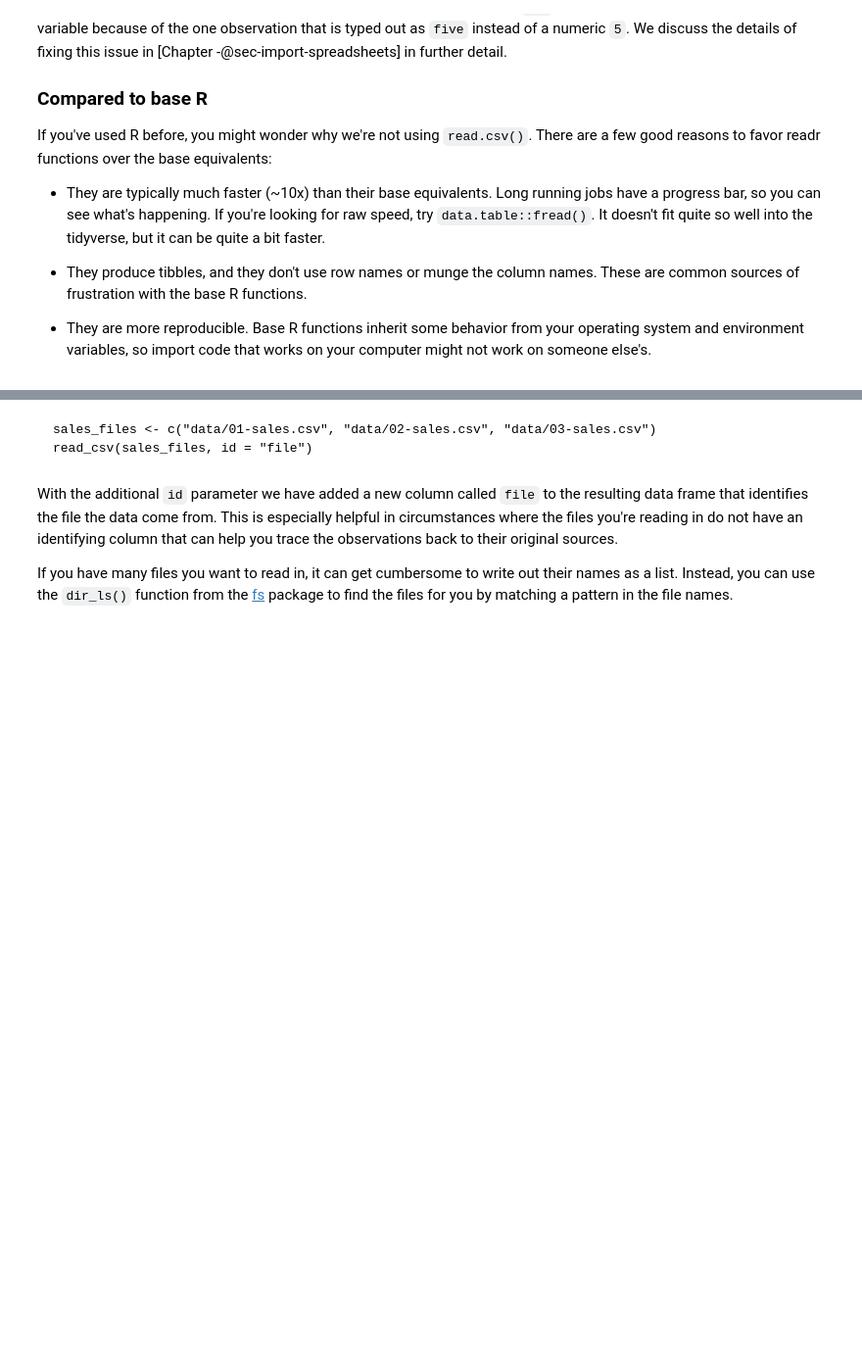
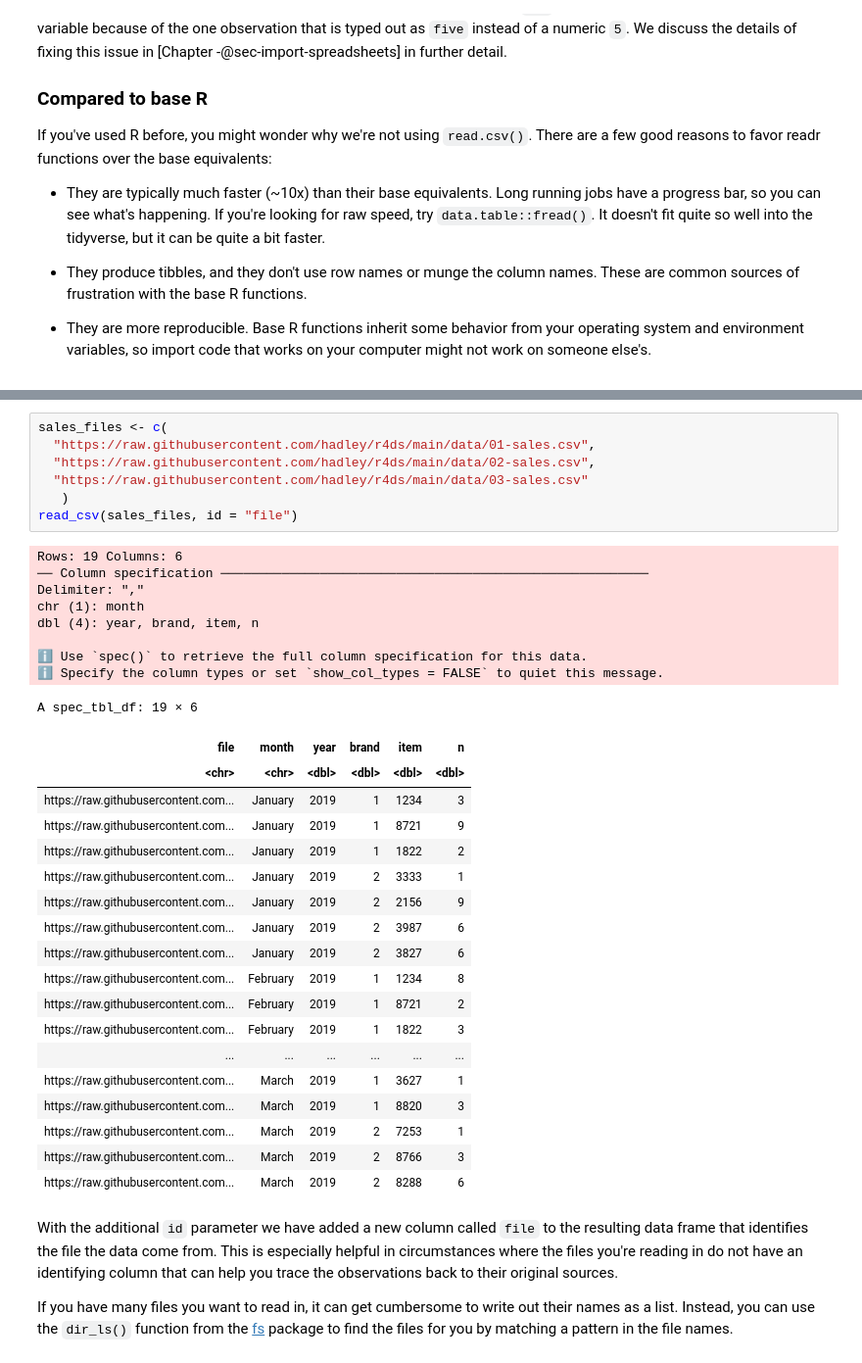
Before and after one commit to fralfaro/r4ds-book, a Jupyter notebook: docs/11_data_import.ipynb, the cells around one changed output, grey strips where cells are left out. Shown at 98% size. Cells and saved outputs as stored; diff of their text form; blank space fills up the shorter version.

````diff
--- a/docs/11_data_import.ipynb
+++ b/docs/11_data_import.ipynb
@@ -259,12 +359,41 @@ There are a few good reasons to favor readr functions over the base equivalents:
 Sometimes your data is split across multiple files instead of being contained in a single file.
 For example, you might have sales data for multiple months, with each month's data in a separate file: `01-sales.csv` for January, `02-sales.csv` for February, and `03-sales.csv` for March.
 With `read_csv()` you can read these data in at once and stack them on top of each other in a single data frame.
-# %% [markdown]
-
-```{r}
-sales_files <- c("data/01-sales.csv", "data/02-sales.csv", "data/03-sales.csv")
-read_csv(sales_files, id = "file")
-```
+# %%
+sales_files <- c(
+  "https://raw.githubusercontent.com/hadley/r4ds/main/data/01-sales.csv",
+  "https://raw.githubusercontent.com/hadley/r4ds/main/data/02-sales.csv",
+  "https://raw.githubusercontent.com/hadley/r4ds/main/data/03-sales.csv"
+   )
+read_csv(sales_files, id = "file")
+# %% [output]
+Rows: 19 Columns: 6
+── Column specification ────────────────────────────────────────────────────────
+Delimiter: ","
+chr (1): month
+dbl (4): year, brand, item, n
+
+ℹ Use `spec()` to retrieve the full column specification for this data.
+ℹ Specify the column types or set `show_col_types = FALSE` to quiet this message.
+A spec_tbl_df: 19 × 6
+| file | month | year | brand | item | n |
+| <chr> | <chr> | <dbl> | <dbl> | <dbl> | <dbl> |
+| https://raw.githubusercontent.com... | January | 2019 | 1 | 1234 | 3 |
+| https://raw.githubusercontent.com... | January | 2019 | 1 | 8721 | 9 |
+| https://raw.githubusercontent.com... | January | 2019 | 1 | 1822 | 2 |
+| https://raw.githubusercontent.com... | January | 2019 | 2 | 3333 | 1 |
+| https://raw.githubusercontent.com... | January | 2019 | 2 | 2156 | 9 |
+| https://raw.githubusercontent.com... | January | 2019 | 2 | 3987 | 6 |
+| https://raw.githubusercontent.com... | January | 2019 | 2 | 3827 | 6 |
+| https://raw.githubusercontent.com... | February | 2019 | 1 | 1234 | 8 |
+| https://raw.githubusercontent.com... | February | 2019 | 1 | 8721 | 2 |
+| https://raw.githubusercontent.com... | February | 2019 | 1 | 1822 | 3 |
+| ... | ... | ... | ... | ... | ... |
+| https://raw.githubusercontent.com... | March | 2019 | 1 | 3627 | 1 |
+| https://raw.githubusercontent.com... | March | 2019 | 1 | 8820 | 3 |
+| https://raw.githubusercontent.com... | March | 2019 | 2 | 7253 | 1 |
+| https://raw.githubusercontent.com... | March | 2019 | 2 | 8766 | 3 |
+| https://raw.githubusercontent.com... | March | 2019 | 2 | 8288 | 6 |
 # %% [markdown]
 
 With the additional `id` parameter we have added a new column called `file` to the resulting data frame that identifies the file the data come from.
````
Also changed, not shown: parts of 30 cells of this notebook.
